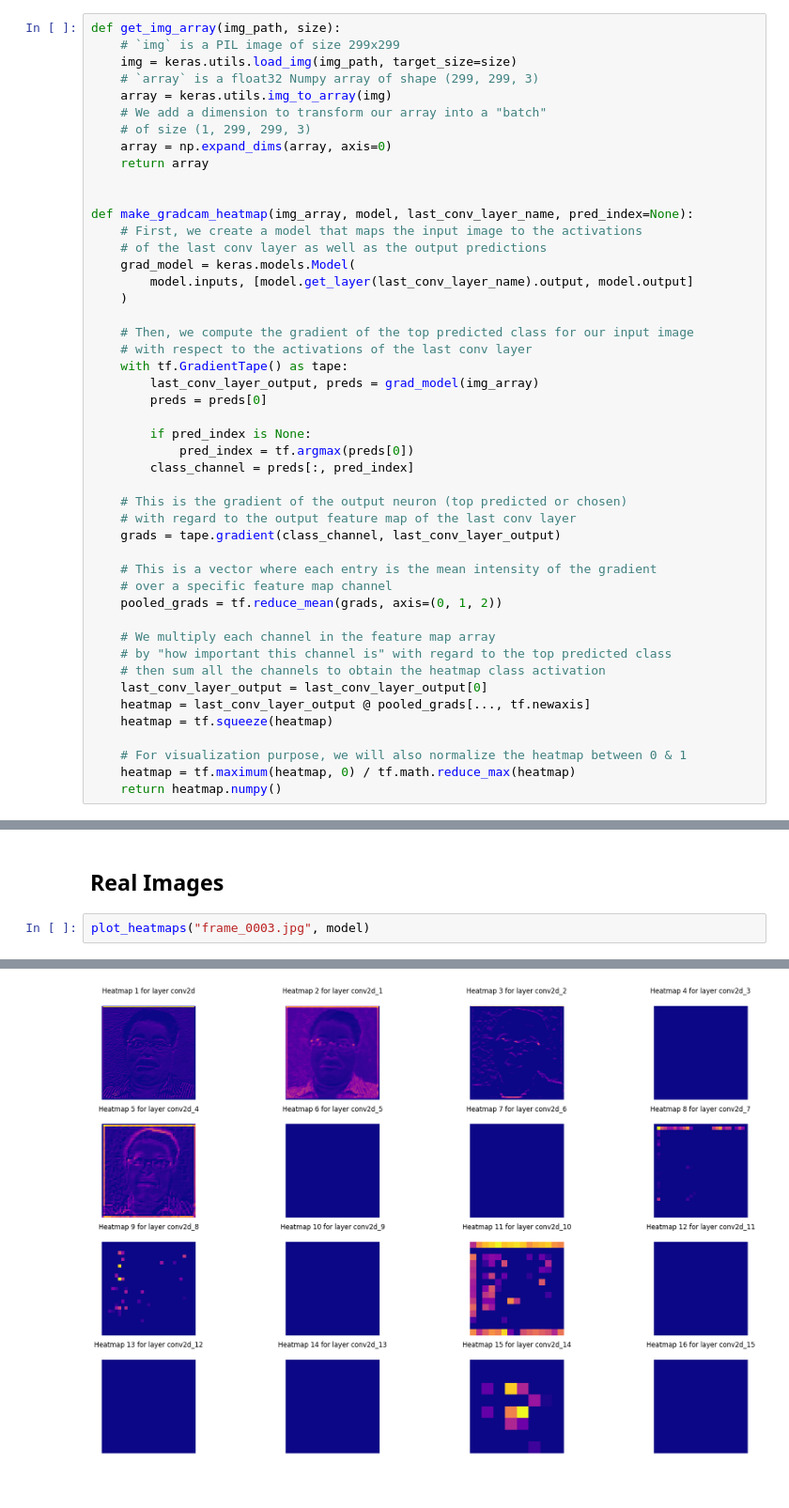
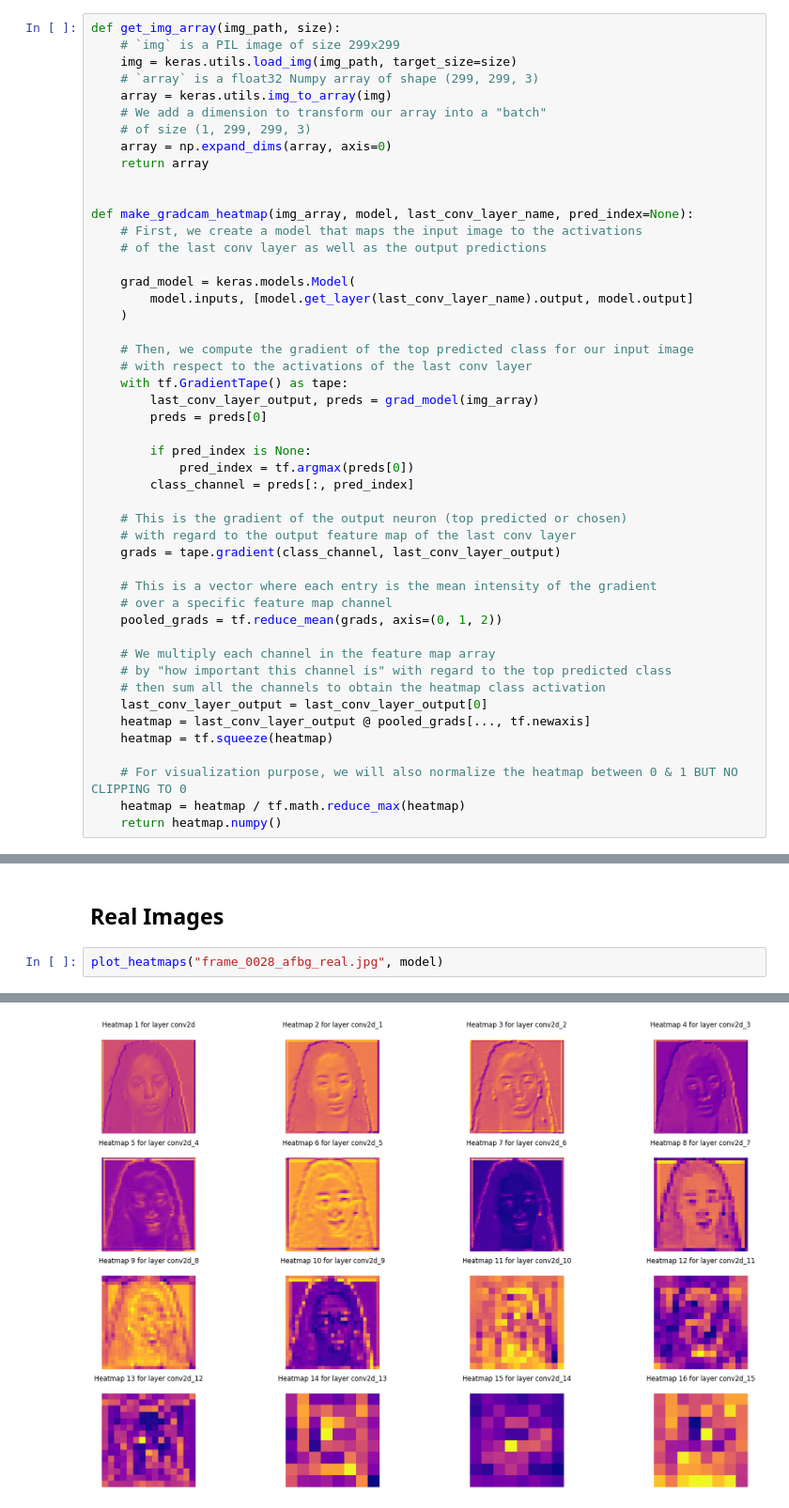
Before and after one commit to wilsonwid/dsa4266-project, a Jupyter notebook: explainability/Gradcam_Resnet.ipynb, the cells around one changed output, grey strips where cells are left out. Shown: that part at 94% size. Saved outputs shown, nothing was run; the diff lists cells and outputs as text.

```diff
--- a/explainability/Gradcam_Resnet.ipynb
+++ b/explainability/Gradcam_Resnet.ipynb
@@ -58,6 +52,7 @@ def get_img_array(img_path, size):
 def make_gradcam_heatmap(img_array, model, last_conv_layer_name, pred_index=None):
     # First, we create a model that maps the input image to the activations
     # of the last conv layer as well as the output predictions
+
     grad_model = keras.models.Model(
         model.inputs, [model.get_layer(last_conv_layer_name).output, model.output]
     )
@@ -87,8 +82,8 @@ def make_gradcam_heatmap(img_array, model, last_conv_layer_name, pred_index=None
     heatmap = last_conv_layer_output @ pooled_grads[..., tf.newaxis]
     heatmap = tf.squeeze(heatmap)
 
-    # For visualization purpose, we will also normalize the heatmap between 0 & 1
-    heatmap = tf.maximum(heatmap, 0) / tf.math.reduce_max(heatmap)
+    # For visualization purpose, we will also normalize the heatmap between 0 & 1 BUT NO CLIPPING TO 0
+    heatmap = heatmap / tf.math.reduce_max(heatmap)
     return heatmap.numpy()
 # %%
 import math
@@ -141,6 +133,6 @@ Model predicts class deepfake with confidence 0.004962214268743992
 # %% [markdown]
 ## Real Images
 # %%
-plot_heatmaps("frame_0003.jpg", model)
+plot_heatmaps("frame_0028_afbg_real.jpg", model)
 # %% [output]
 1/1 ━━━━━━━━━━━━━━━━━━━━ 0s 21ms/step
@@ -148 +140 @@ Model predicts class real with confidence 0.9999994039535522
-[figure, old version]
+[figure, new version]
```
Also changed, not shown: parts of 5 cells of this notebook, 2 other files.
